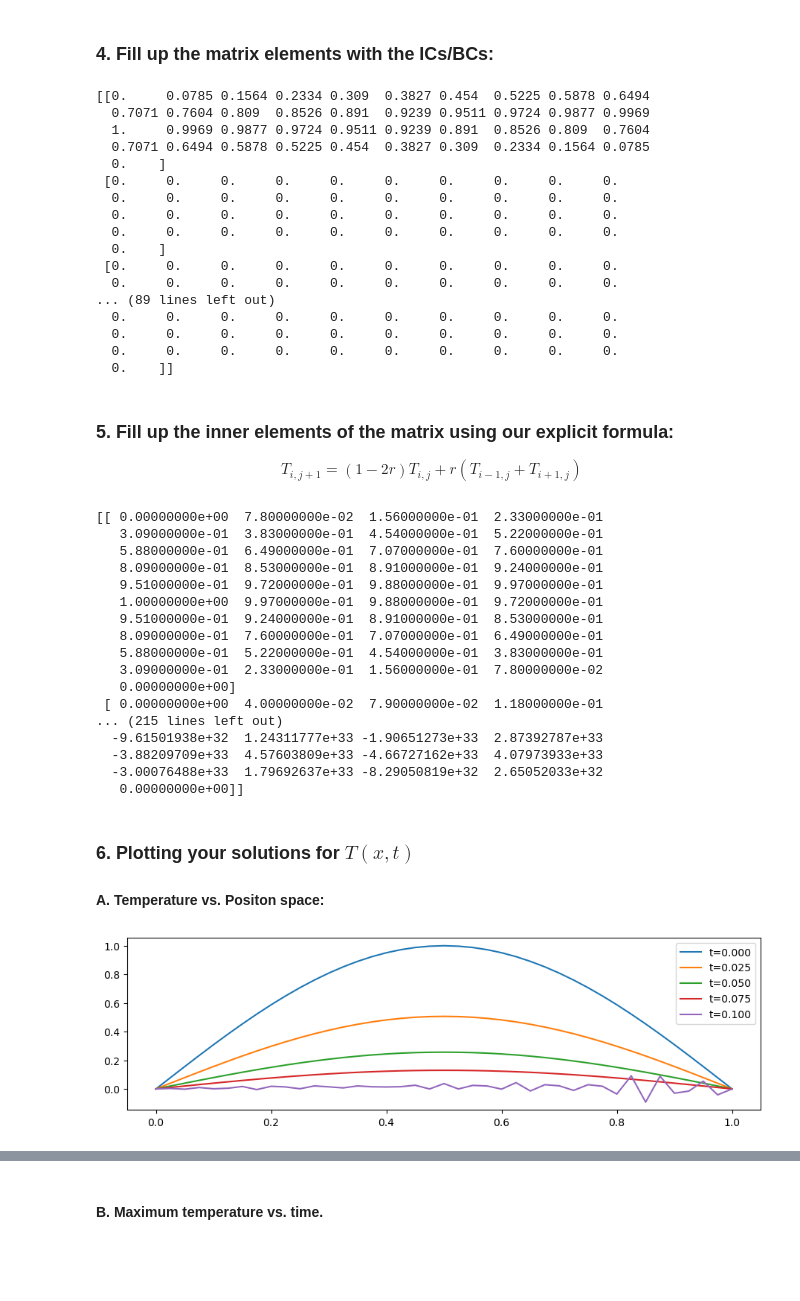
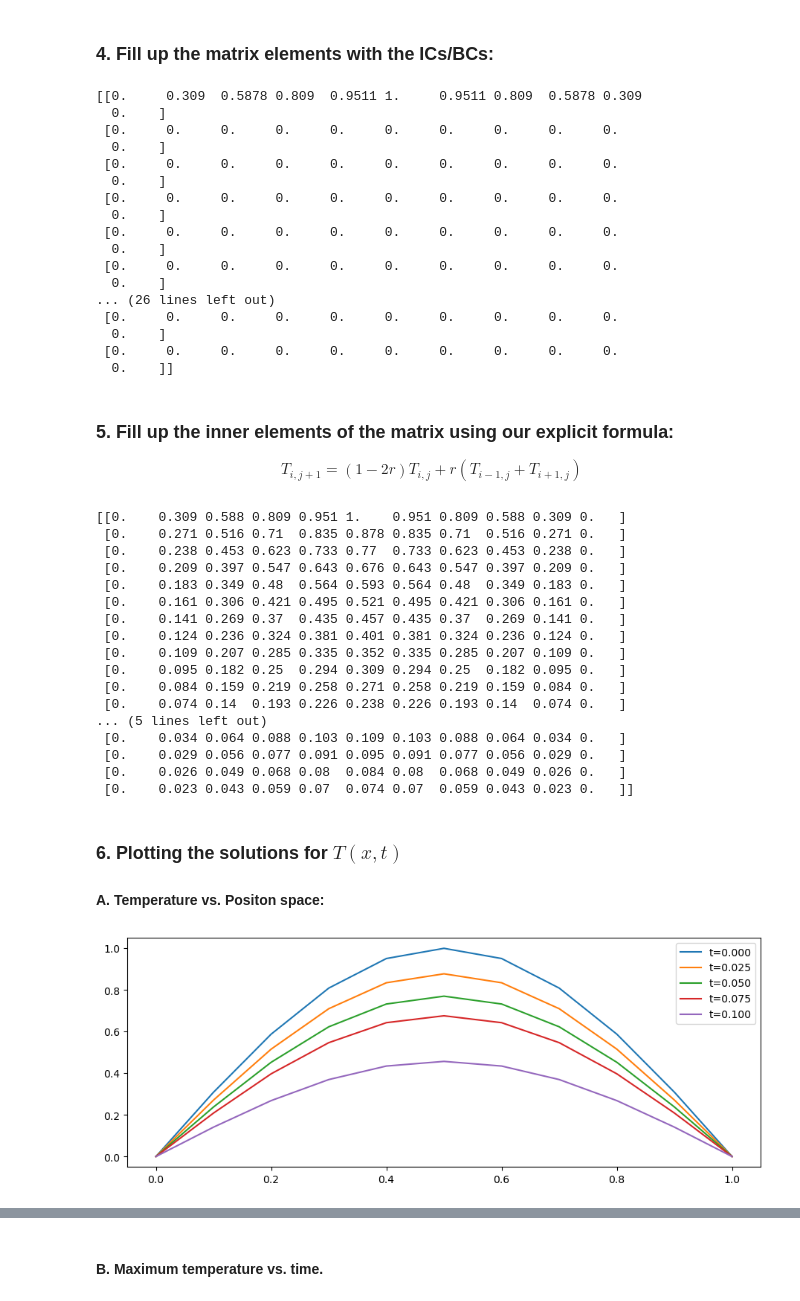
Before and after one commit to wbandabarragan/computational-physics-2, a Jupyter notebook: unit-4/405-PDE-heat-equation-explicit.ipynb, the cells around one changed output, grey strips where cells are left out. Drawn from its saved outputs; the diff is of its cells as text; code cells hidden in the pictures; blank space fills up the shorter version.

```diff
--- a/unit-4/405-PDE-heat-equation-explicit.ipynb
+++ b/unit-4/405-PDE-heat-equation-explicit.ipynb
@@ -15,14 +95,15 @@ from mpl_toolkits.mplot3d import Axes3D
 # %% [markdown]
 ### 1. Domain Definition (grid creation):
 # %%
-# Steps:
-h = 0.025 # Step size -> delta_x
+# Steps
+
 k = 0.025 # Time step -> delta_t
+h = 0.1 # Step size -> delta_x
 
 # Diffusion coefficient:
-c_2 = 2.
+c_2 = 0.5
 
 # Define the r factor
-r_factor = c_2*k/h**2
+r_factor = c_2*k/h**2 #should be less than 0.5 to have stable solutions
 print(r_factor)
 # %% [output]
@@ -39,7 +120,7 @@ b = 0.5
 x = np.arange(0., a + h , h)
 
 # Time axis, rounding it to 3 figs. is for plotting only
-t = np.arange(0., b + k , k).round(3)
+t = np.arange(0., b + k , k).round(5)
 
 print(x.shape)
 print(t.shape)
@@ -82,22 +163,22 @@ T[-1, :] = bcs[1]
 
 print(T.round(4).T)
 # %% [output]
-[[0.     0.0785 0.1564 0.2334 0.309  0.3827 0.454  0.5225 0.5878 0.6494
-  0.7071 0.7604 0.809  0.8526 0.891  0.9239 0.9511 0.9724 0.9877 0.9969
-  1.     0.9969 0.9877 0.9724 0.9511 0.9239 0.891  0.8526 0.809  0.7604
-  0.7071 0.6494 0.5878 0.5225 0.454  0.3827 0.309  0.2334 0.1564 0.0785
+[[0.     0.309  0.5878 0.809  0.9511 1.     0.9511 0.809  0.5878 0.309
   0.    ]
  [0.     0.     0.     0.     0.     0.     0.     0.     0.     0.
-  0.     0.     0.     0.     0.     0.     0.     0.     0.     0.
-  0.     0.     0.     0.     0.     0.     0.     0.     0.     0.
-  0.     0.     0.     0.     0.     0.     0.     0.     0.     0.
   0.    ]
  [0.     0.     0.     0.     0.     0.     0.     0.     0.     0.
-  0.     0.     0.     0.     0.     0.     0.     0.     0.     0.
-... (89 lines left out)
-  0.     0.     0.     0.     0.     0.     0.     0.     0.     0.
-  0.     0.     0.     0.     0.     0.     0.     0.     0.     0.
-  0.     0.     0.     0.     0.     0.     0.     0.     0.     0.
+  0.    ]
+ [0.     0.     0.     0.     0.     0.     0.     0.     0.     0.
+  0.    ]
+ [0.     0.     0.     0.     0.     0.     0.     0.     0.     0.
+  0.    ]
+ [0.     0.     0.     0.     0.     0.     0.     0.     0.     0.
+  0.    ]
+... (26 lines left out)
+ [0.     0.     0.     0.     0.     0.     0.     0.     0.     0.
+  0.    ]
+ [0.     0.     0.     0.     0.     0.     0.     0.     0.     0.
   0.    ]]
 # %% [markdown]
 ### 5. Fill up the inner elements of the matrix using our explicit formula:
@@ -116,44 +197,44 @@ for j in range(1, m): # From 1 as we already have the ICs
 # %%
 print(T.round(3).T)
 # %% [output]
-[[ 0.00000000e+00  7.80000000e-02  1.56000000e-01  2.33000000e-01
-   3.09000000e-01  3.83000000e-01  4.54000000e-01  5.22000000e-01
-   5.88000000e-01  6.49000000e-01  7.07000000e-01  7.60000000e-01
-   8.09000000e-01  8.53000000e-01  8.91000000e-01  9.24000000e-01
-   9.51000000e-01  9.72000000e-01  9.88000000e-01  9.97000000e-01
-   1.00000000e+00  9.97000000e-01  9.88000000e-01  9.72000000e-01
-   9.51000000e-01  9.24000000e-01  8.91000000e-01  8.53000000e-01
-   8.09000000e-01  7.60000000e-01  7.07000000e-01  6.49000000e-01
-   5.88000000e-01  5.22000000e-01  4.54000000e-01  3.83000000e-01
-   3.09000000e-01  2.33000000e-01  1.56000000e-01  7.80000000e-02
-   0.00000000e+00]
- [ 0.00000000e+00  4.00000000e-02  7.90000000e-02  1.18000000e-01
-... (215 lines left out)
-  -9.61501938e+32  1.24311777e+33 -1.90651273e+33  2.87392787e+33
-  -3.88209709e+33  4.57603809e+33 -4.66727162e+33  4.07973933e+33
-  -3.00076488e+33  1.79692637e+33 -8.29050819e+32  2.65052033e+32
-   0.00000000e+00]]
+[[0.    0.309 0.588 0.809 0.951 1.    0.951 0.809 0.588 0.309 0.   ]
+ [0.    0.271 0.516 0.71  0.835 0.878 0.835 0.71  0.516 0.271 0.   ]
+ [0.    0.238 0.453 0.623 0.733 0.77  0.733 0.623 0.453 0.238 0.   ]
+ [0.    0.209 0.397 0.547 0.643 0.676 0.643 0.547 0.397 0.209 0.   ]
+ [0.    0.183 0.349 0.48  0.564 0.593 0.564 0.48  0.349 0.183 0.   ]
+ [0.    0.161 0.306 0.421 0.495 0.521 0.495 0.421 0.306 0.161 0.   ]
+ [0.    0.141 0.269 0.37  0.435 0.457 0.435 0.37  0.269 0.141 0.   ]
+ [0.    0.124 0.236 0.324 0.381 0.401 0.381 0.324 0.236 0.124 0.   ]
+ [0.    0.109 0.207 0.285 0.335 0.352 0.335 0.285 0.207 0.109 0.   ]
+ [0.    0.095 0.182 0.25  0.294 0.309 0.294 0.25  0.182 0.095 0.   ]
+ [0.    0.084 0.159 0.219 0.258 0.271 0.258 0.219 0.159 0.084 0.   ]
+ [0.    0.074 0.14  0.193 0.226 0.238 0.226 0.193 0.14  0.074 0.   ]
+... (5 lines left out)
+ [0.    0.034 0.064 0.088 0.103 0.109 0.103 0.088 0.064 0.034 0.   ]
+ [0.    0.029 0.056 0.077 0.091 0.095 0.091 0.077 0.056 0.029 0.   ]
+ [0.    0.026 0.049 0.068 0.08  0.084 0.08  0.068 0.049 0.026 0.   ]
+ [0.    0.023 0.043 0.059 0.07  0.074 0.07  0.059 0.043 0.023 0.   ]]
 # %% [markdown]
-### 6. Plotting your solutions for $T(x,t)$
+### 6. Plotting the solutions for $T(x,t)$
 
 #### A. Temperature vs. Positon space:
 # %%
 # Fig environment
 
-plt.figure(figsize=(11,3))
+plt.figure(figsize=(11,4))
 
 plt.plot(x, T[:, 0], label = 't=0.000')
 
 plt.plot(x, T[:, 1], label = 't=0.025')
 
 plt.plot(x, T[:, 2], label = 't=0.050')
 
 plt.plot(x, T[:, 3], label = 't=0.075')
 
 plt.plot(x, T[:, 6], label = 't=0.100')
 
 plt.legend()
 
 plt.show()
 # %% [output]
-[figure, old version]
+[figure, new version]
```
Also changed, not shown: parts of 10 cells of this notebook, 1 other file.
